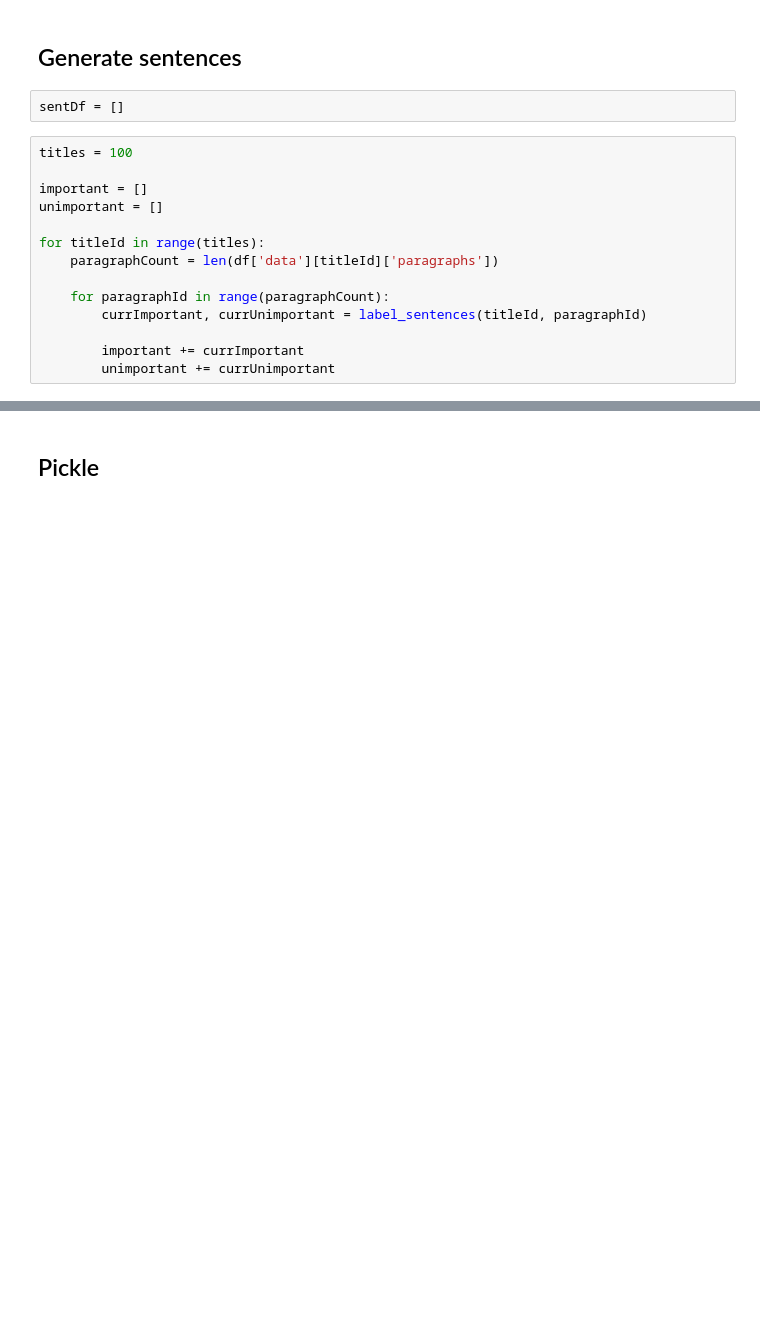
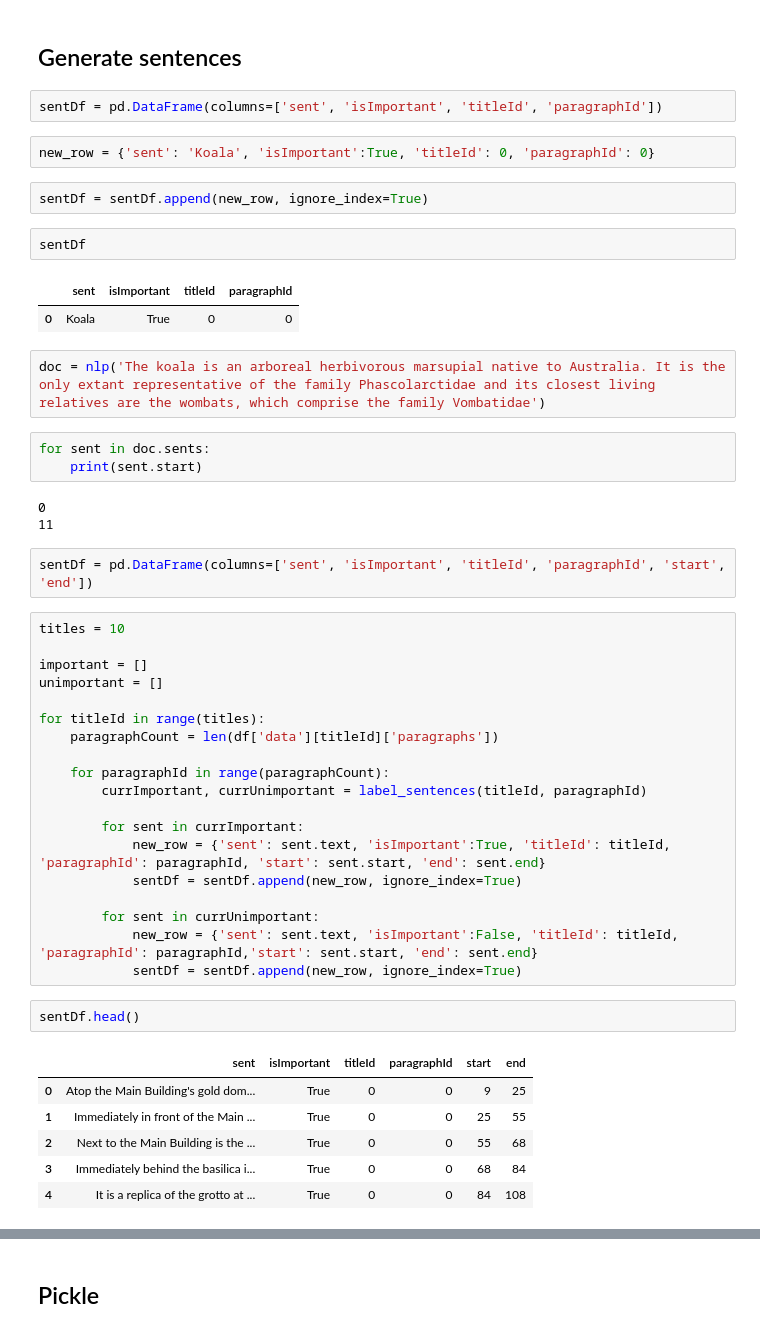
Before and after one commit to KristiyanVachev/WikipediaSummarizer, a Jupyter notebook: Datasets/Extract-Sentences.ipynb, the cells around one changed output, grey strips where cells are left out. Drawn from its saved outputs; the diff is of its cells as text; blank space fills up the shorter version.

```diff
--- a/Datasets/Extract-Sentences.ipynb
+++ b/Datasets/Extract-Sentences.ipynb
@@ -207,10 +207,29 @@ What sits on top of the Main Building at Notre Dame?
 # Create dataset
 # %% [markdown]
 ## Generate sentences
+# %%
+sentDf = pd.DataFrame(columns=['sent', 'isImportant', 'titleId', 'paragraphId'])
+# %%
+new_row = {'sent': 'Koala', 'isImportant':True, 'titleId': 0, 'paragraphId': 0}
+# %%
+sentDf = sentDf.append(new_row, ignore_index=True)
 # %%
-sentDf = []
+sentDf
+# %% [output]
+|  | sent | isImportant | titleId | paragraphId |
+| 0 | Koala | True | 0 | 0 |
+# %%
+doc = nlp('The koala is an arboreal herbivorous marsupial native to Australia. It is the only extant representative of the family Phascolarctidae and its closest living relatives are the wombats, which comprise the family Vombatidae')
+# %%
+for sent in doc.sents:
+    print(sent.start)
+# %% [output]
+0
+11
+# %%
+sentDf = pd.DataFrame(columns=['sent', 'isImportant', 'titleId', 'paragraphId', 'start', 'end'])
 # %%
-titles = 100
+titles = 10
 
 important = []
 unimportant = []
@@ -221,5 +240,19 @@ for titleId in range(titles):
     for paragraphId in range(paragraphCount):
         currImportant, currUnimportant = label_sentences(titleId, paragraphId)
 
-        important += currImportant
-        unimportant += currUnimportant
+        for sent in currImportant:
+            new_row = {'sent': sent.text, 'isImportant':True, 'titleId': titleId, 'paragraphId': paragraphId, 'start': sent.start, 'end': sent.end}
+            sentDf = sentDf.append(new_row, ignore_index=True)
+
+        for sent in currUnimportant:
+            new_row = {'sent': sent.text, 'isImportant':False, 'titleId': titleId, 'paragraphId': paragraphId,'start': sent.start, 'end': sent.end}
+            sentDf = sentDf.append(new_row, ignore_index=True)
+# %%
+sentDf.head()
+# %% [output]
+|  | sent | isImportant | titleId | paragraphId | start | end |
+| 0 | Atop the Main Building's gold dom... | True | 0 | 0 | 9 | 25 |
+| 1 | Immediately in front of the Main ... | True | 0 | 0 | 25 | 55 |
+| 2 | Next to the Main Building is the ... | True | 0 | 0 | 55 | 68 |
+| 3 | Immediately behind the basilica i... | True | 0 | 0 | 68 | 84 |
+| 4 | It is a replica of the grotto at ... | True | 0 | 0 | 84 | 108 |
```
Also changed, not shown: parts of 38 cells of this notebook.
